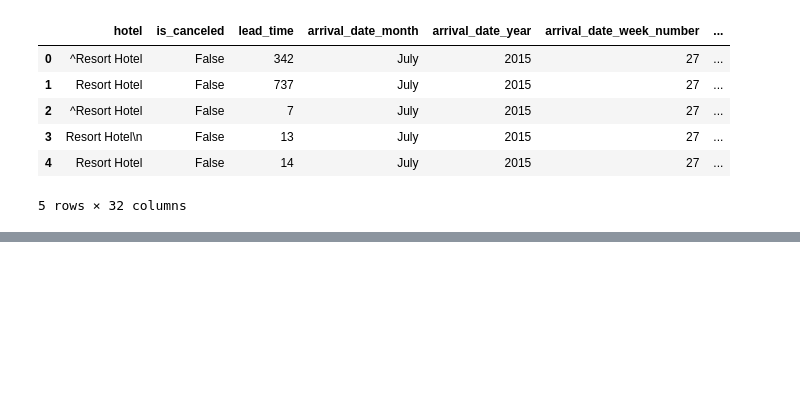
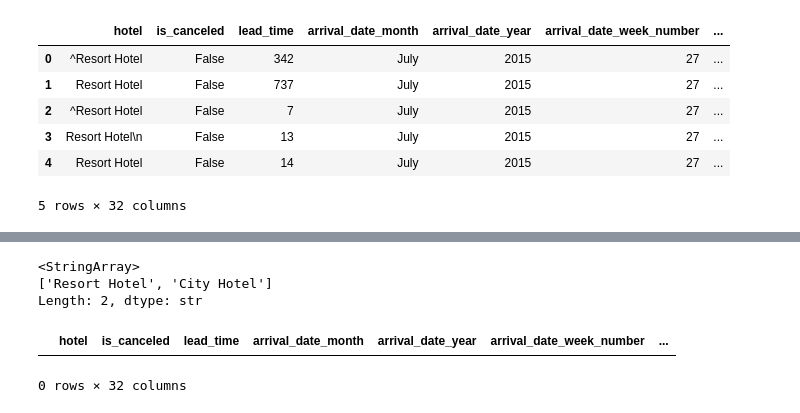
Before and after one commit to shivahari04/Data_Cleaning_Hotel_booking, a Jupyter notebook: Notebook/Hotel_bookings.ipynb, the cells around one changed output, grey strips where cells are left out. Cells and saved outputs as stored; diff of their text form; code cells hidden in the pictures; blank space fills up the shorter version.

Commit message:
Updated Hotel_booking file

```diff
--- a/Notebook/Hotel_bookings.ipynb
+++ b/Notebook/Hotel_bookings.ipynb
@@ -215,2 +226,17 @@ hotel_bookings.head()
 # %%
 #String Cleaning
+hotel_bookings['hotel'] = hotel_bookings['hotel'].replace(r"[\*\n\^]",'',regex=True)
+hotel_bookings['hotel'].unique()
+# %% [output]
+<StringArray>
+['Resort Hotel', 'City Hotel']
+Length: 2, dtype: str
+# %%
+#Remove duplicates
+hotel_bookings.loc[hotel_bookings.duplicated(keep=False)]
+hotel_bookings.drop_duplicates(keep="first",inplace=True)
+# %%
+hotel_bookings.loc[hotel_bookings.duplicated(keep=False)]
+# %% [output]
+|  | hotel | is_canceled | lead_time | arrival_date_month | arrival_date_year | arrival_date_week_number | ... |
+0 rows × 32 columns
```
Also changed, not shown: parts of 1 cell of this notebook.
